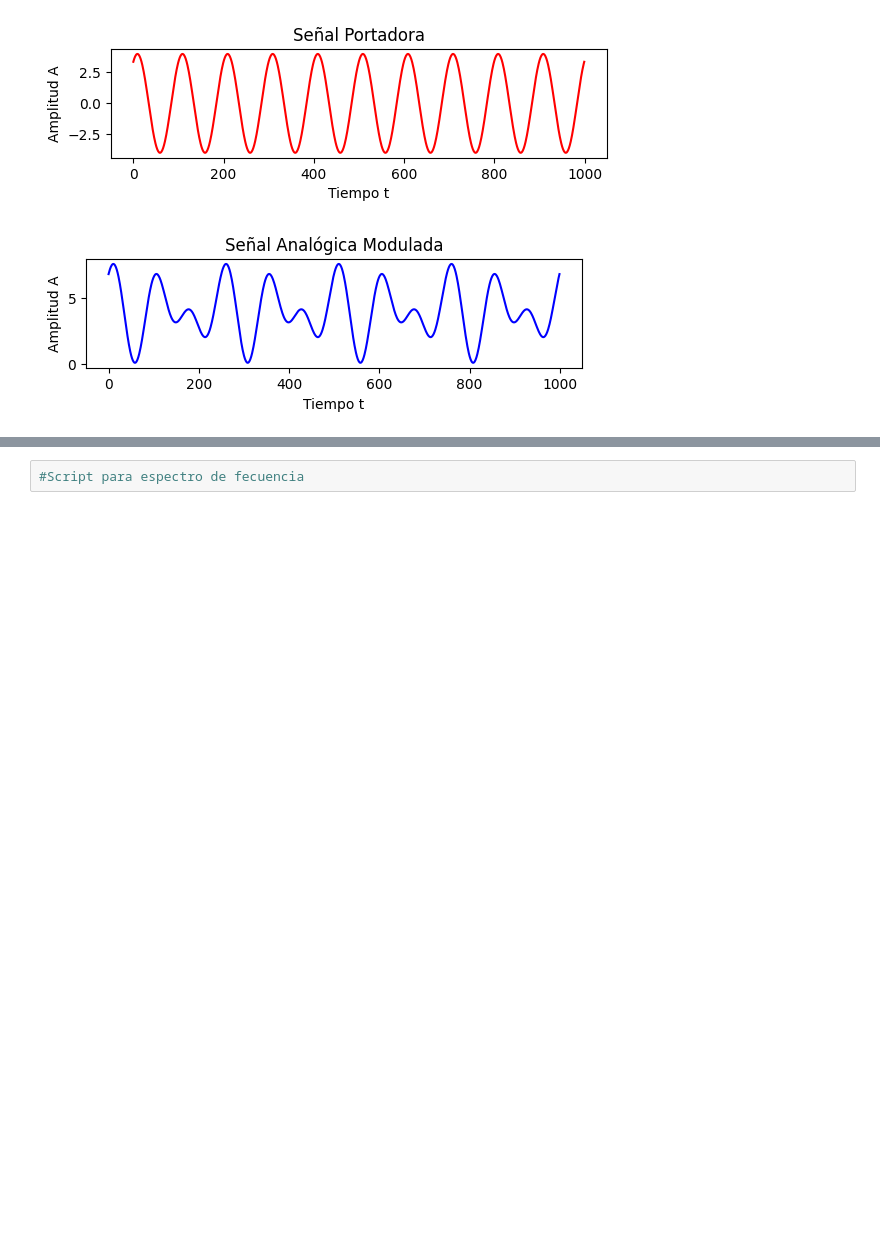
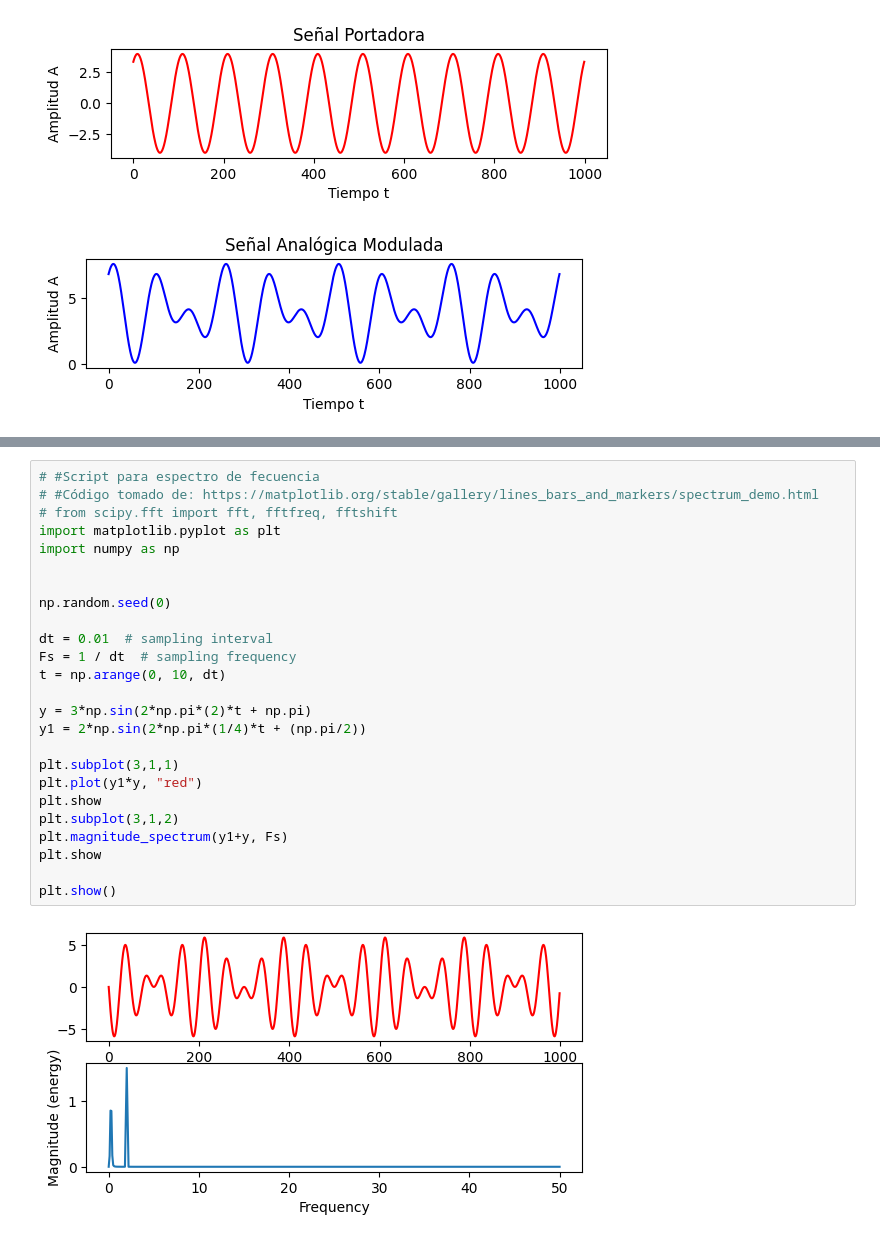
Before and after one commit to SaulG21/Lab7Networking22O, a Jupyter notebook: signal/src/lab7.ipynb, the cells around one changed output, grey strips where cells are left out. Saved outputs shown, nothing was run; the diff lists cells and outputs as text; blank space fills up the shorter version.

```diff
--- a/signal/src/lab7.ipynb
+++ b/signal/src/lab7.ipynb
@@ -351,2 +379,27 @@ El aspectro de freucncia de un fenomeno ondulatorio (sonor o luminoso), supersos
-# %%
-#Script para espectro de fecuencia
+# %%
+# #Script para espectro de fecuencia
+# #Código tomado de: https://matplotlib.org/stable/gallery/lines_bars_and_markers/spectrum_demo.html
+# from scipy.fft import fft, fftfreq, fftshift
+import matplotlib.pyplot as plt
+import numpy as np
+
+
+np.random.seed(0)
+
+dt = 0.01  # sampling interval
+Fs = 1 / dt  # sampling frequency
+t = np.arange(0, 10, dt)
+
+y = 3*np.sin(2*np.pi*(2)*t + np.pi)
+y1 = 2*np.sin(2*np.pi*(1/4)*t + (np.pi/2))
+
+plt.subplot(3,1,1)
+plt.plot(y1*y, "red")
+plt.show
+plt.subplot(3,1,2)
+plt.magnitude_spectrum(y1+y, Fs)
+plt.show
+
+plt.show()
+# %% [output]
+[figure, added]
```
Also changed, not shown: parts of 13 cells of this notebook.
